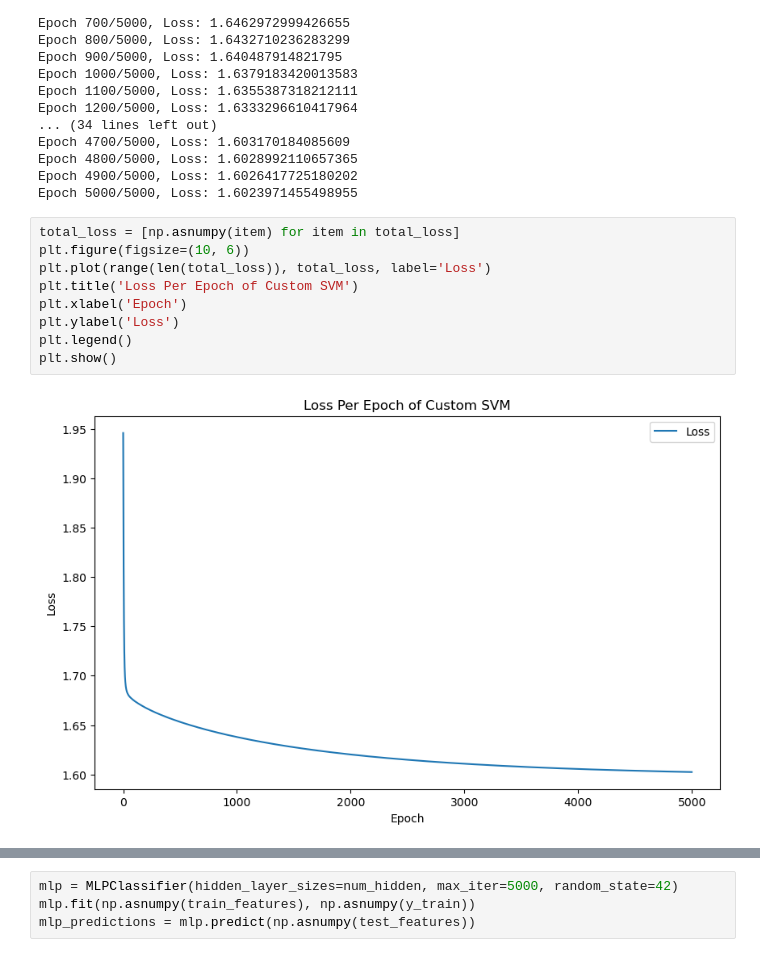
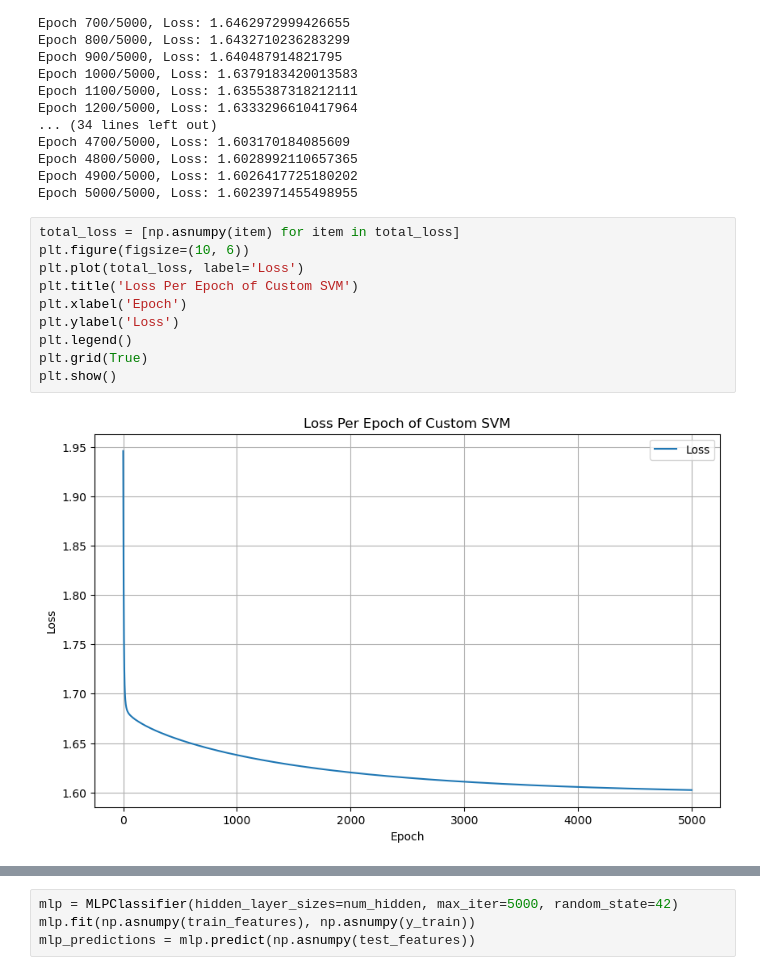
Before and after one commit to Kevin-Qiao-c/INT410, a Jupyter notebook: RBM_on_LWF_Lab.ipynb, the cells around one changed output, grey strips where cells are left out. Saved outputs shown, nothing was run; the diff lists cells and outputs as text.

```diff
--- a/RBM_on_LWF_Lab.ipynb
+++ b/RBM_on_LWF_Lab.ipynb
@@ -668,14 +670,15 @@ Epoch 5000/5000, Loss: 1.6023971455498955
 # %%
 total_loss = [np.asnumpy(item) for item in total_loss]
 plt.figure(figsize=(10, 6))
-plt.plot(range(len(total_loss)), total_loss, label='Loss')
+plt.plot(total_loss, label='Loss')
 plt.title('Loss Per Epoch of Custom SVM')
 plt.xlabel('Epoch')
 plt.ylabel('Loss')
 plt.legend()
+plt.grid(True)
 plt.show()
 # %% [output]
-[figure, old version]
+[figure, new version]
 # %%
 print(f'Accuracy: {accuracy_score(np.asnumpy(y_test), np.asnumpy(y_pred))}')
 print(classification_report(np.asnumpy(y_test), np.asnumpy(y_pred), target_names=names, zero_division=0))
```
Also changed, not shown: parts of 4 cells of this notebook.
